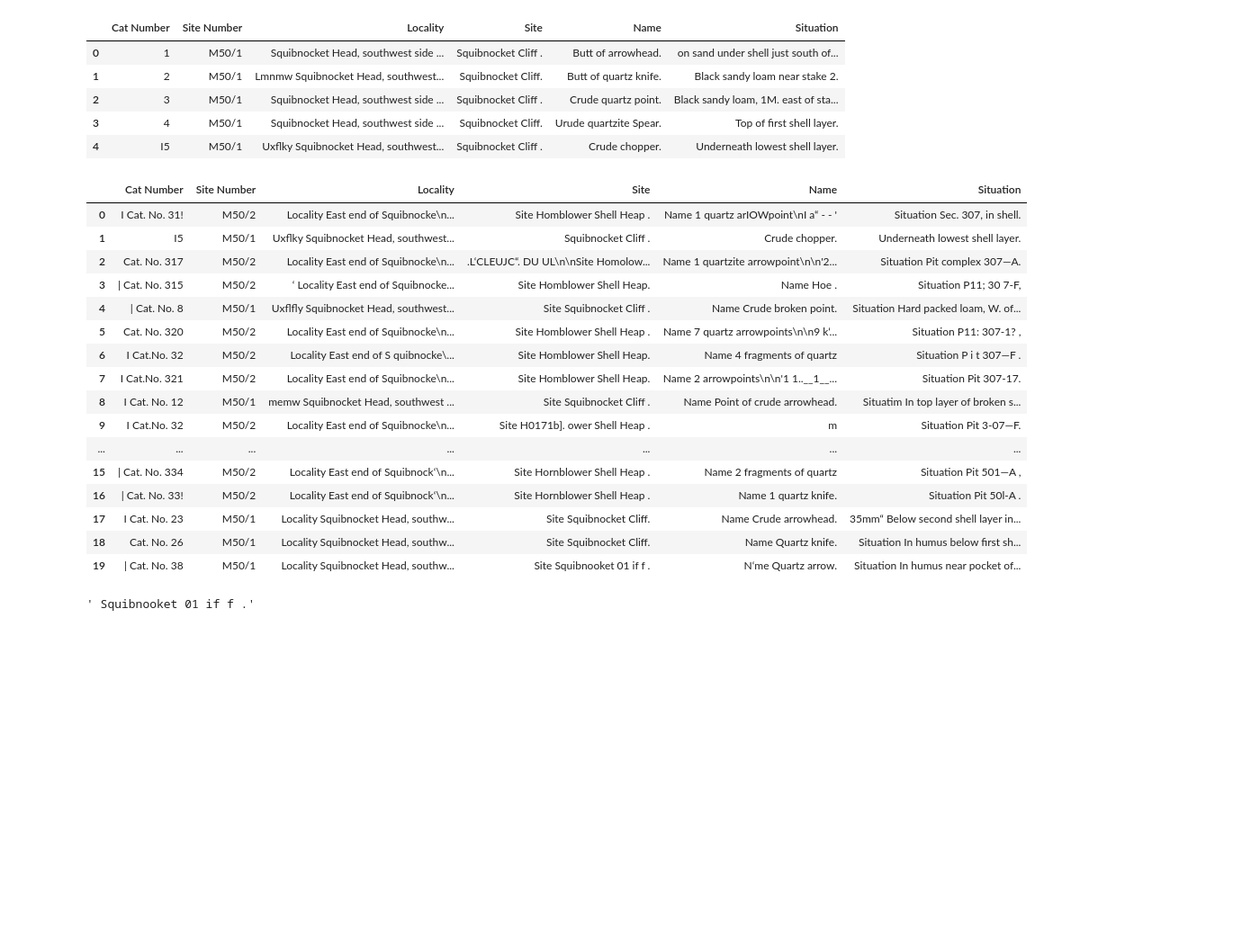
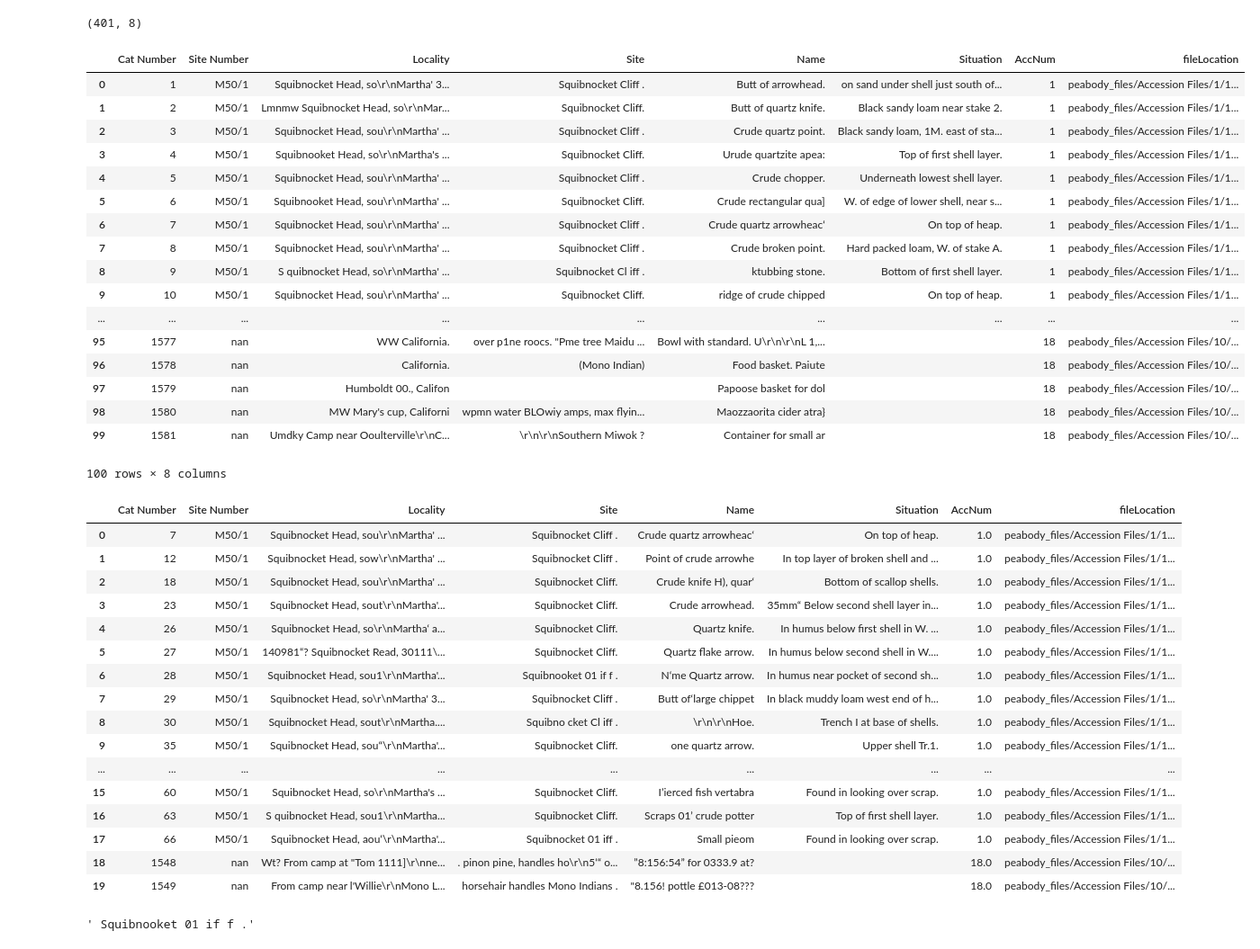
Before and after one commit to Reichenbachian/Peabody-Notecards, a Jupyter notebook: extract_corrupt_entries.ipynb, the cells around one changed output. Shown at 90% size. Saved outputs shown, nothing was run; the diff lists cells and outputs as text; code cells hidden in the pictures; blank space fills up the shorter version.

```diff
--- a/extract_corrupt_entries.ipynb
+++ b/extract_corrupt_entries.ipynb
@@ -118,12 +102,9 @@ colname_aliases = {'Cat. No.':'Cat Number', 'Locality':'Locality', 'Site Number'
 colname_re = lambda colname: "[^a-zA-Z]*" + colname
 
 for colname in colname_aliases:
-    for i in range(df.shape[1]):
-        df.loc[i, colname_aliases[colname]] = re.sub(colname_re(re.escape(colname)),'',df.loc[i, colname_aliases[colname]])
-
-for colname in df.columns:
-    for i, entry in enumerate(entries_as_list(colname)):
-        if any(c in entry for c in garbage_chars):
-            garbage_entries.append(i)
-
-garbage_entries = set(garbage_entries)
+    for i in range(df.shape[0]):
+        df.loc[i, colname_aliases[colname]] = re.sub(colname_re(re.escape(colname)),'',str(df.loc[i, colname_aliases[colname]]))
+# %%
+garbage_df.shape
+# %% [output]
+(401, 8)
@@ -141,32 +129,44 @@ garbage_df.to_csv("corrupt_entries.csv")
 # %%
-df.head()
+df.head(100)
 # %% [output]
-|  | Cat Number | Site Number | Locality | Site | Name | Situation |
-| 0 | 1 | M50/1 | Squibnocket Head, southwest side ... | Squibnocket Cliff . | Butt of arrowhead. | on sand under shell just south of... |
-| 1 | 2 | M50/1 | Lmnmw Squibnocket Head, southwest... | Squibnocket Cliff. | Butt of quartz knife. | Black sandy loam near stake 2. |
-| 2 | 3 | M50/1 | Squibnocket Head, southwest side ... | Squibnocket Cliff . | Crude quartz point. | Black sandy loam, 1M. east of sta... |
-| 3 | 4 | M50/1 | Squibnocket Head, southwest side ... | Squibnocket Cliff. | Urude quartzite Spear. | Top of first shell layer. |
-| 4 | I5 | M50/1 | Uxﬂky Squibnocket Head, southwest... | Squibnocket Cliff . | Crude chopper. | Underneath lowest shell layer. |
+|  | Cat Number | Site Number | Locality | Site | Name | Situation | AccNum | fileLocation |
+| 0 | 1 | M50/1 | Squibnocket Head, so\r\nMartha' 3... | Squibnocket Cliff . | Butt of arrowhead. | on sand under shell just south of... | 1 | peabody_files/Accession Files/1/1... |
+| 1 | 2 | M50/1 | Lmnmw Squibnocket Head, so\r\nMar... | Squibnocket Cliff. | Butt of quartz knife. | Black sandy loam near stake 2. | 1 | peabody_files/Accession Files/1/1... |
+| 2 | 3 | M50/1 | Squibnocket Head, sou\r\nMartha' ... | Squibnocket Cliff . | Crude quartz point. | Black sandy loam, 1M. east of sta... | 1 | peabody_files/Accession Files/1/1... |
+| 3 | 4 | M50/1 | Squibnooket Head, so\r\nMartha's ... | Squibnocket Cliff. | Urude quartzite apea: | Top of first shell layer. | 1 | peabody_files/Accession Files/1/1... |
+| 4 | 5 | M50/1 | Squibnocket Head, sou\r\nMartha' ... | Squibnocket Cliff . | Crude chopper. | Underneath lowest shell layer. | 1 | peabody_files/Accession Files/1/1... |
+| 5 | 6 | M50/1 | Squibnooket Head, sou\r\nMartha' ... | Squibnocket Cliff. | Crude rectangular qua] | W. of edge of lower shell, near s... | 1 | peabody_files/Accession Files/1/1... |
+| 6 | 7 | M50/1 | Squibnocket Head, sou\r\nMartha' ... | Squibnocket Cliff . | Crude quartz arrowheac‘ | On top of heap. | 1 | peabody_files/Accession Files/1/1... |
+| 7 | 8 | M50/1 | Squibnocket Head, sou\r\nMartha' ... | Squibnocket Cliff . | Crude broken point. | Hard packed loam, W. of stake A. | 1 | peabody_files/Accession Files/1/1... |
+| 8 | 9 | M50/1 | S quibnocket Head, so\r\nMartha' ... | Squibnocket Cl iff . | ktubbing stone. | Bottom of first shell layer. | 1 | peabody_files/Accession Files/1/1... |
+| 9 | 10 | M50/1 | Squibnocket Head, sou\r\nMartha' ... | Squibnocket Cliff. | ridge of crude chipped | On top of heap. | 1 | peabody_files/Accession Files/1/1... |
+| ... | ... | ... | ... | ... | ... | ... | ... | ... |
+| 95 | 1577 | nan | WW California. | over p1ne roocs. "Pme tree Maidu ... | Bowl with standard. U\r\n\r\nL 1,... |  | 18 | peabody_files/Accession Files/10/... |
+| 96 | 1578 | nan | California. | (Mono Indian) | Food basket. Paiute |  | 18 | peabody_files/Accession Files/10/... |
+| 97 | 1579 | nan | Humboldt 00., Califon |  | Papoose basket for dol |  | 18 | peabody_files/Accession Files/10/... |
+| 98 | 1580 | nan | MW Mary's cup, Californi | wpmn water BLOwiy amps, max flyin... | Maozzaorita cider atra} |  | 18 | peabody_files/Accession Files/10/... |
+| 99 | 1581 | nan | Umdky Camp near Ooulterville\r\nC... | \r\n\r\nSouthern Miwok ? | Container for small ar |  | 18 | peabody_files/Accession Files/10/... |
+100 rows × 8 columns
 # %%
 garbage_df.head(20)
 # %% [output]
-|  | Cat Number | Site Number | Locality | Site | Name | Situation |
-| 0 | I Cat. No. 31! | M50/2 | Locality East end of Squibnocke\n... | Site Homblower Shell Heap . | Name 1 quartz arIOWpoint\nI a“ - - ' | Situation Sec. 307, in shell. |
-| 1 | I5 | M50/1 | Uxﬂky Squibnocket Head, southwest... | Squibnocket Cliff . | Crude chopper. | Underneath lowest shell layer. |
-| 2 | Cat. No. 317 | M50/2 | Locality East end of Squibnocke\n... | .L‘CLEUJC“. DU UL\n\nSite Homolow... | Name 1 quartzite arrowpoint\n\n'2... | Situation Pit complex 307—A. |
-| 3 | | Cat. No. 315 | M50/2 | ‘ Locality East end of Squibnocke... | Site Homblower Shell Heap. | Name Hoe . | Situation P11; 30 7-F, |
-| 4 | | Cat. No. 8 | M50/1 | Uxﬂﬂy Squibnocket Head, southwest... | Site Squibnocket Cliff . | Name Crude broken point. | Situation Hard packed loam, W. of... |
-| 5 | Cat. No. 320 | M50/2 | Locality East end of Squibnocke\n... | Site Homblower Shell Heap . | Name 7 quartz arrowpoints\n\n9 k‘... | Situation P11: 307-1? , |
-| 6 | I Cat.No. 32 | M50/2 | Locality East end of S quibnocke\... | Site Homblower Shell Heap. | Name 4 fragments of quartz | Situation P i t 307—F . |
-| 7 | I Cat.No. 321 | M50/2 | Locality East end of Squibnocke\n... | Site Homblower Shell Heap. | Name 2 arrowpoints\n\n'1 1..__1__... | Situation Pit 307-17. |
-| 8 | I Cat. No. 12 | M50/1 | memw Squibnocket Head, southwest ... | Site Squibnocket Cliff . | Name Point of crude arrowhead. | Situatim In top layer of broken s... |
-| 9 | I Cat.No. 32 | M50/2 | Locality East end of Squibnocke\n... | Site H0171b]. ower Shell Heap . | m | Situation Pit 3-07—F. |
-| ... | ... | ... | ... | ... | ... | ... |
-| 15 | | Cat. No. 334 | M50/2 | Locality East end of Squibnock‘\n... | Site Hornblower Shell Heap . | Name 2 fragments of quartz | Situation Pit 501—A , |
-| 16 | | Cat. No. 33! | M50/2 | Locality East end of Squibnock‘\n... | Site Hornblower Shell Heap . | Name 1 quartz knife. | Situation Pit 50l-A . |
-| 17 | I Cat. No. 23 | M50/1 | Locality Squibnocket Head, southw... | Site Squibnocket Cliff. | Name Crude arrowhead. | 35mm“ Below second shell layer in... |
-| 18 | Cat. No. 26 | M50/1 | Locality Squibnocket Head, southw... | Site Squibnocket Cliff. | Name Quartz knife. | Situation In humus below first sh... |
-| 19 | | Cat. No. 38 | M50/1 | Locality Squibnocket Head, southw... | Site Squibnooket 01 if f . | N‘me Quartz arrow. | Situation In humus near pocket of... |
+|  | Cat Number | Site Number | Locality | Site | Name | Situation | AccNum | fileLocation |
+| 0 | 7 | M50/1 | Squibnocket Head, sou\r\nMartha' ... | Squibnocket Cliff . | Crude quartz arrowheac‘ | On top of heap. | 1.0 | peabody_files/Accession Files/1/1... |
+| 1 | 12 | M50/1 | Squibnocket Head, sow\r\nMartha' ... | Squibnocket Cliff . | Point of crude arrowhe | In top layer of broken shell and ... | 1.0 | peabody_files/Accession Files/1/1... |
+| 2 | 18 | M50/1 | Squibnocket Head, sou\r\nMartha' ... | Squibnocket Cliff. | Crude knife H), quar‘ | Bottom of scallop shells. | 1.0 | peabody_files/Accession Files/1/1... |
+| 3 | 23 | M50/1 | Squibnocket Head, sout\r\nMartha'... | Squibnocket Cliff. | Crude arrowhead. | 35mm“ Below second shell layer in... | 1.0 | peabody_files/Accession Files/1/1... |
+| 4 | 26 | M50/1 | Squibnocket Head, so\r\nMartha‘ a... | Squibnocket Cliff. | Quartz knife. | In humus below first shell in W. ... | 1.0 | peabody_files/Accession Files/1/1... |
+| 5 | 27 | M50/1 | 140981“? Squibnocket Read, 30111\... | Squibnocket Cliff. | Quartz flake arrow. | In humus below second shell in W.... | 1.0 | peabody_files/Accession Files/1/1... |
+| 6 | 28 | M50/1 | Squibnocket Head, sou1\r\nMartha'... | Squibnooket 01 if f . | N‘me Quartz arrow. | In humus near pocket of second sh... | 1.0 | peabody_files/Accession Files/1/1... |
+| 7 | 29 | M50/1 | Squibnocket Head, so\r\nMartha' 3... | Squibnocket Cliff . | Butt of‘large chippet | In black muddy loam west end of h... | 1.0 | peabody_files/Accession Files/1/1... |
+| 8 | 30 | M50/1 | Squibnocket Head, sout\r\nMartha.... | Squibno cket Cl iff . | \r\n\r\nHoe. | Trench I at base of shells. | 1.0 | peabody_files/Accession Files/1/1... |
+| 9 | 35 | M50/1 | Squibnocket Head, sou“\r\nMartha'... | Squibnocket Cliff. | one quartz arrow. | Upper shell Tr.1. | 1.0 | peabody_files/Accession Files/1/1... |
+| ... | ... | ... | ... | ... | ... | ... | ... | ... |
+| 15 | 60 | M50/1 | Squibnocket Head, so\r\nMartha's ... | Squibnocket Cliff. | I’ierced fish vertabra | Found in looking over scrap. | 1.0 | peabody_files/Accession Files/1/1... |
+| 16 | 63 | M50/1 | S quibnocket Head, sou1\r\nMartha... | Squibnocket Cliff. | Scraps 01’ crude potter | Top of first shell layer. | 1.0 | peabody_files/Accession Files/1/1... |
+| 17 | 66 | M50/1 | Squibnocket Head, aou‘\r\nMartha'... | Squibnocket 01 iff . | Small pieom | Found in looking over scrap. | 1.0 | peabody_files/Accession Files/1/1... |
+| 18 | 1548 | nan | Wt? From camp at "Tom 1111]\r\nne... | . pinon pine, handles ho\r\n5‘“ o... | ”8:156:54” for 0333.9 at? |  | 18.0 | peabody_files/Accession Files/10/... |
+| 19 | 1549 | nan | From camp near l'Willie\r\nMono L... | horsehair handles Mono Indians . | "8.156! pottle £013-08??? |  | 18.0 | peabody_files/Accession Files/10/... |
 # %%
 re.sub(colname_re('Site'), '','Site Squibnooket 01 if f .')
 # %% [output]
```
Also changed, not shown: parts of 6 cells of this notebook, 2 other files.
